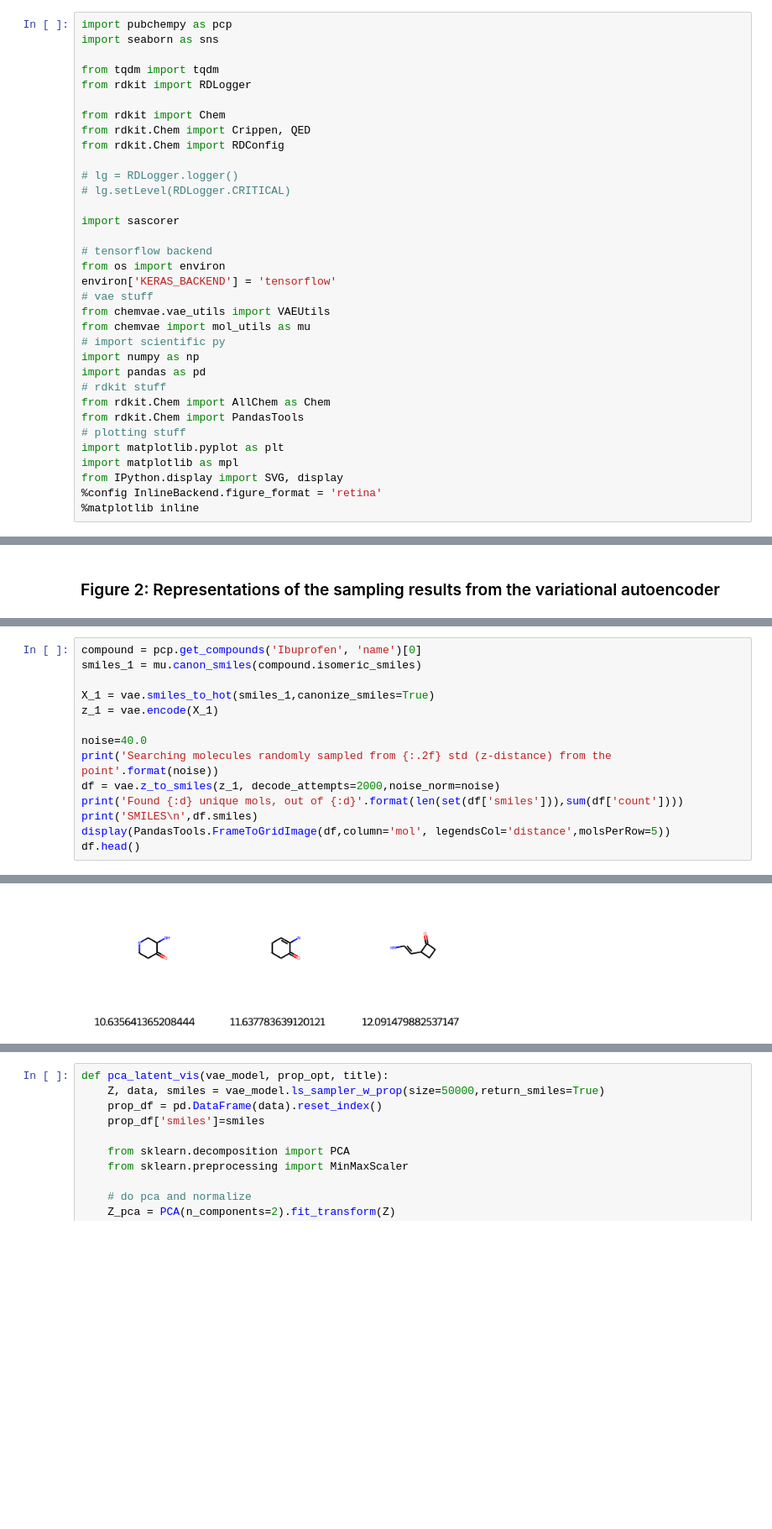
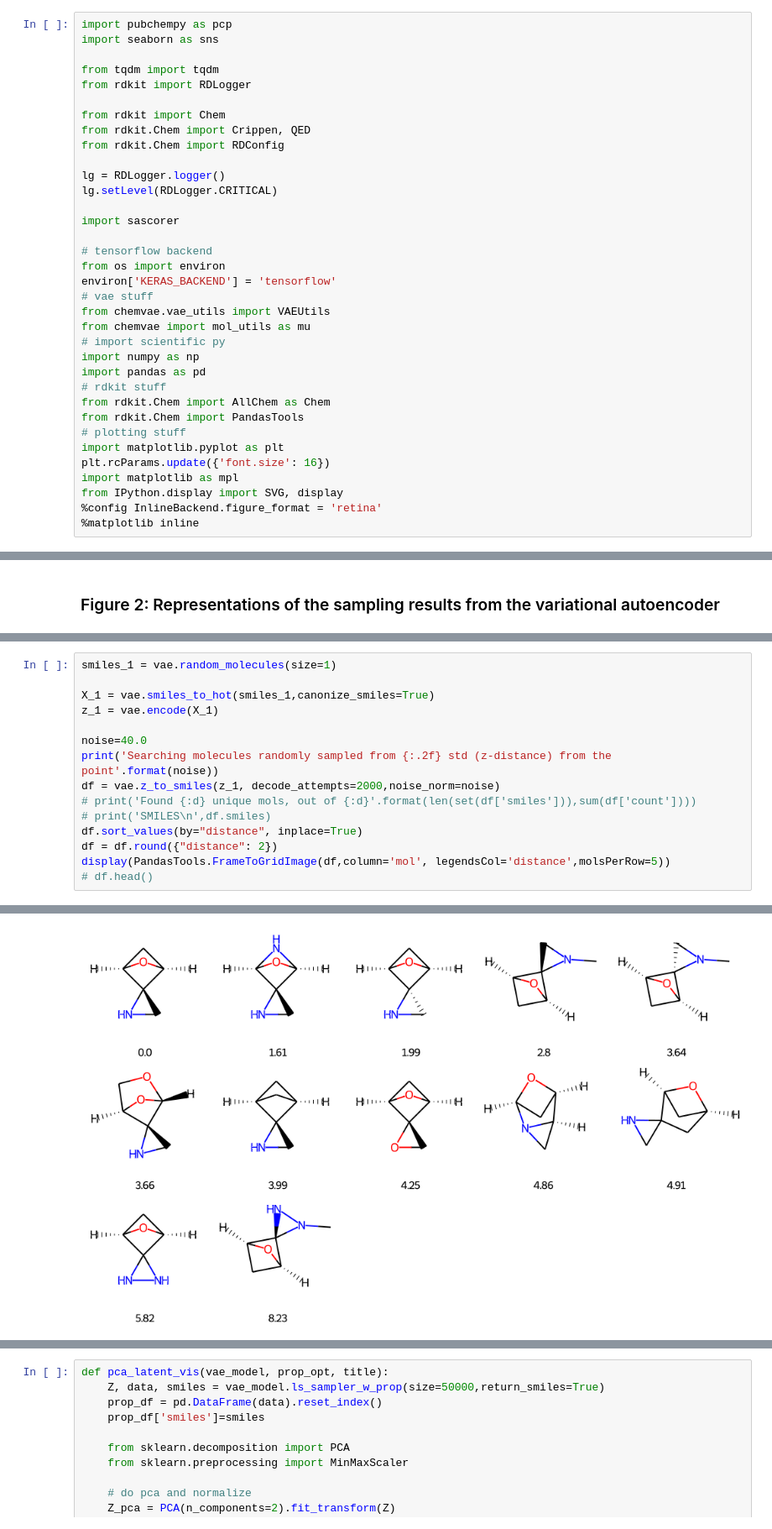
Before and after one commit to KnightTec/chemical_vae, a Jupyter notebook: notebooks/qm9_results.ipynb, the cells around one changed output, grey strips where cells are left out. Shown at 84% size. Saved outputs shown, nothing was run; the diff lists cells and outputs as text; blank space fills up the shorter version.

```diff
--- a/notebooks/qm9_results.ipynb
+++ b/notebooks/qm9_results.ipynb
@@ -11,8 +11,8 @@ from rdkit import Chem
 from rdkit.Chem import Crippen, QED
 from rdkit.Chem import RDConfig
 
-# lg = RDLogger.logger()
-# lg.setLevel(RDLogger.CRITICAL)
+lg = RDLogger.logger()
+lg.setLevel(RDLogger.CRITICAL)
 
 import sascorer
 
@@ -30,6 +30,7 @@ from rdkit.Chem import AllChem as Chem
 from rdkit.Chem import PandasTools
 # plotting stuff
 import matplotlib.pyplot as plt
+plt.rcParams.update({'font.size': 16})
 import matplotlib as mpl
 from IPython.display import SVG, display
 %config InlineBackend.figure_format = 'retina'
@@ -213,8 +185,7 @@ the decoded molecule to ibuprofen
 
 ![](../aux_data/fig2c.PNG)
 # %%
-compound = pcp.get_compounds('Ibuprofen', 'name')[0]
-smiles_1 = mu.canon_smiles(compound.isomeric_smiles)
+smiles_1 = vae.random_molecules(size=1)
 
 X_1 = vae.smiles_to_hot(smiles_1,canonize_smiles=True)
 z_1 = vae.encode(X_1)
@@ -222,9 +193,11 @@ z_1 = vae.encode(X_1)
 noise=40.0
 print('Searching molecules randomly sampled from {:.2f} std (z-distance) from the point'.format(noise))
 df = vae.z_to_smiles(z_1, decode_attempts=2000,noise_norm=noise)
-print('Found {:d} unique mols, out of {:d}'.format(len(set(df['smiles'])),sum(df['count'])))
-print('SMILES\n',df.smiles)
+# print('Found {:d} unique mols, out of {:d}'.format(len(set(df['smiles'])),sum(df['count'])))
+# print('SMILES\n',df.smiles)
+df.sort_values(by="distance", inplace=True)
+df = df.round({"distance": 2})
 display(PandasTools.FrameToGridImage(df,column='mol', legendsCol='distance',molsPerRow=5))
-df.head()
+# df.head()
 # %% [output]
 Searching molecules randomly sampled from 40.00 std (z-distance) from the point
@@ -237 +204 @@ Name: smiles, dtype: object
-[figure, old version]
+[figure, new version]
```
Also changed, not shown: parts of 15 cells of this notebook, 2 other files.
